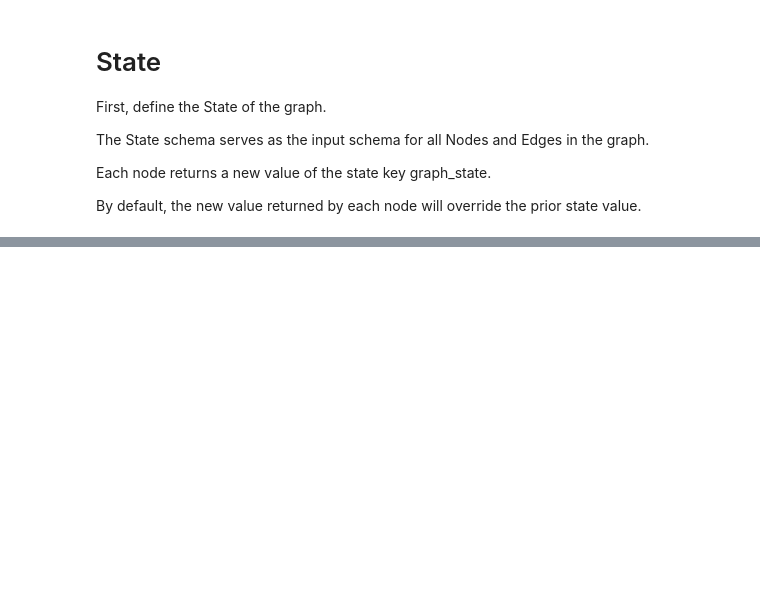
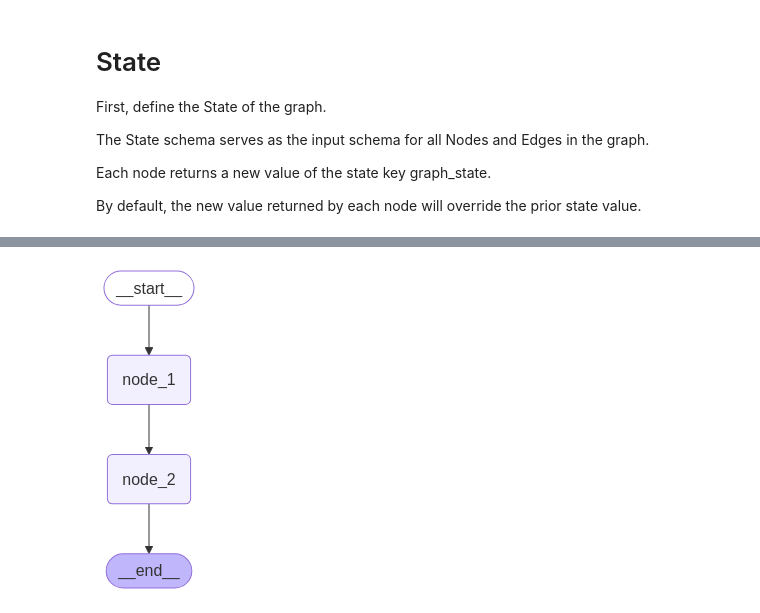
Before and after one commit to arsalanbakhtiarab/MyAgenticJourney, a Jupyter notebook: agentic-projects/AgenticTrader.ipynb, the cells around one changed output, grey strips where cells are left out. Cells and saved outputs as stored; diff of their text form; code cells hidden in the pictures; blank space fills up the shorter version.

```diff
--- a/agentic-projects/AgenticTrader.ipynb
+++ b/agentic-projects/AgenticTrader.ipynb
@@ -49,12 +54,12 @@ Each node returns a new value of the state key graph_state.
 By default, the new value returned by each node will override the prior state value.
 # %%
 class learning_state(BaseModel):
-  message : str
+  prompt : str
 # %%
 # prompt: create an example from above LearningState
-state: learning_state = learning_state(message = "hello from world")
+state: learning_state = learning_state(prompt = "hello from world")
 print(state)
-print(state.message +" I am")
+print(state.prompt +" I am")
 print(state)
 print(type(state))
 # %% [output]
@@ -64,0 +82,20 @@ message='hello from world'
+# %%
+# For TypedDict
+
+# def node_1(state: learning_state) -> learning_state:
+#   print("---node 1 state ---")
+#   return {"prompt" : state['prompt'] + "i am"}
+
+# def node_2(state: learning_state) -> learning_state:
+#   print("---node 2 state ---")
+#   return {"prompt" : state['prompt'] + "happy"}
+
+# For pydantic
+
+def node_1(state: learning_state) -> learning_state:
+    print("---node 1 state ---")
+    return learning_state(prompt=state.prompt + " i am")
+
+def node_2(state: learning_state) -> learning_state:
+    print("---node 2 state ---")
+    return learning_state(prompt=state.prompt + " happy")
@@ -64,0 +124,20 @@ message='hello from world'
+# %%
+# Build graph
+builder: StateGraph = StateGraph(state_schema=learning_state)
+
+# Nodes
+builder.add_node("node_1", node_1)
+builder.add_node("node_2", node_2)
+
+# Simples Edges Logic
+builder.add_edge(START, "node_1")
+builder.add_edge("node_1", "node_2")
+builder.add_edge("node_2", END)
+
+# Add
+graph: CompiledStateGraph = builder.compile()
+
+# View
+display(Image(graph.get_graph().draw_mermaid_png()))
+# %% [output]
+[figure, added]
```
Also changed, not shown: parts of 14 cells of this notebook.
